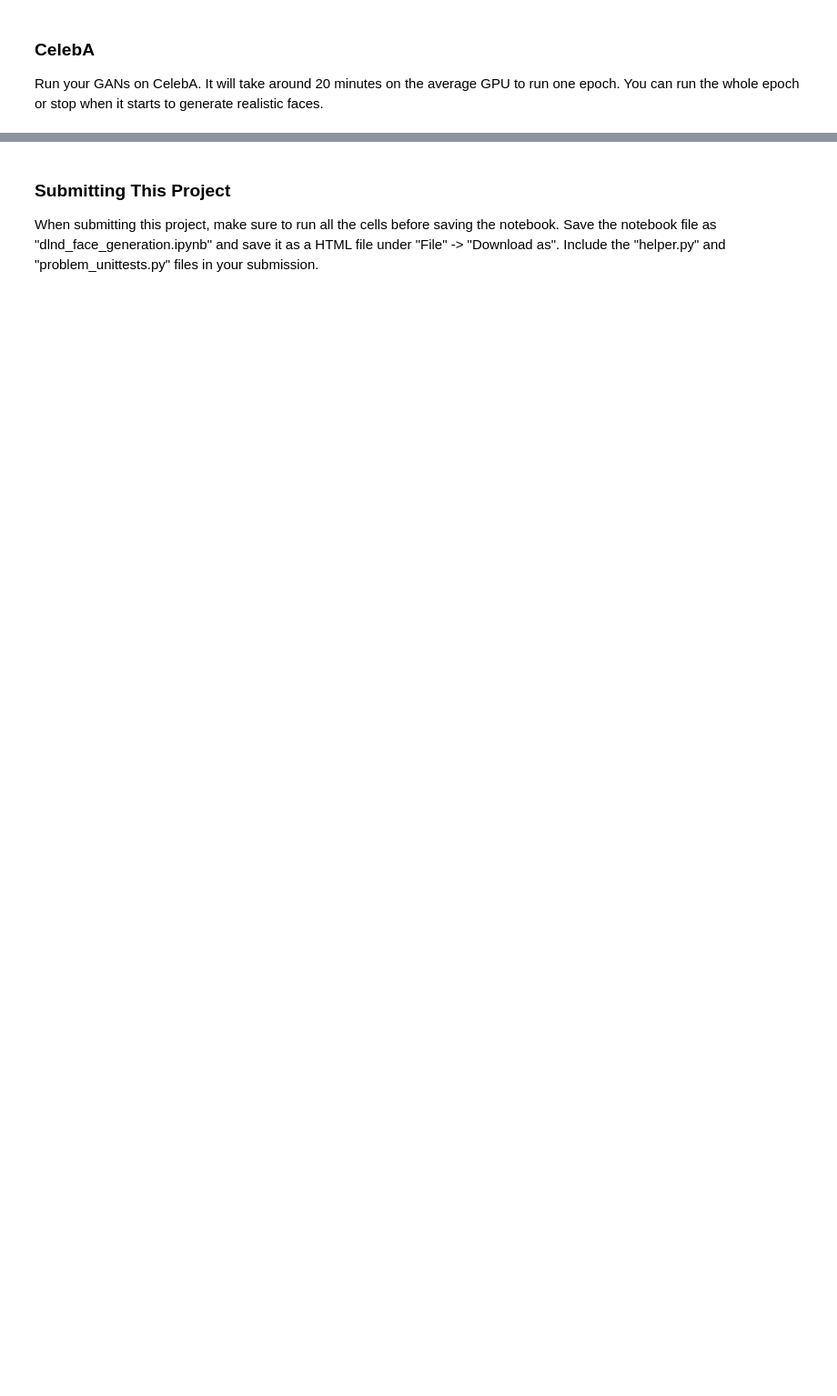
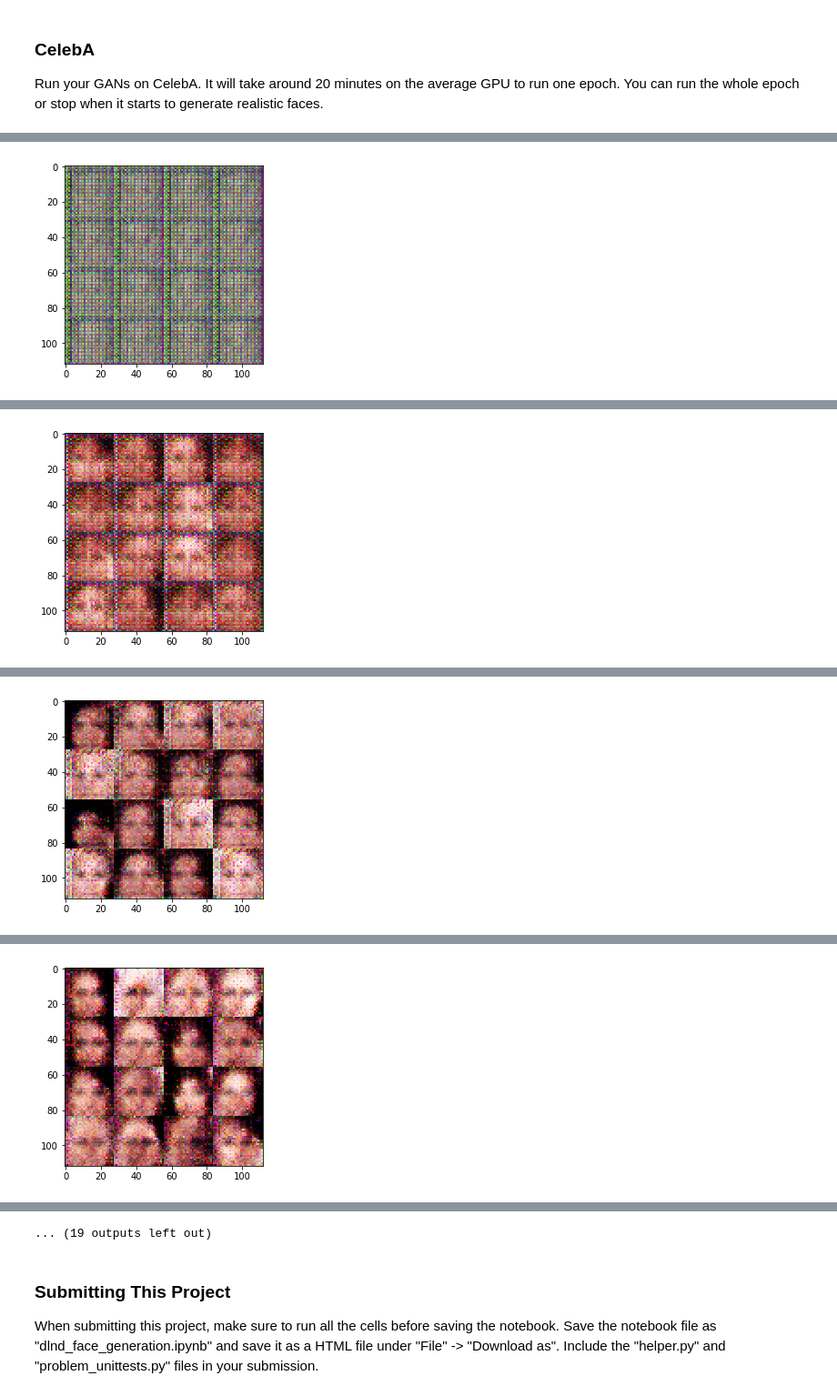
Before and after one commit to jaknap32/udacity_DeepLearning_Nanodegree, a Jupyter notebook: face_generation/dlnd_face_generation.ipynb, the cells around one changed output, grey strips where cells are left out. Shown at 91% size. Cells and saved outputs as stored; diff of their text form; code cells hidden in the pictures; blank space fills up the shorter version.

```diff
--- a/face_generation/dlnd_face_generation.ipynb
+++ b/face_generation/dlnd_face_generation.ipynb
@@ -409,10 +451,10 @@ KeyboardInterrupt
 ### CelebA
 Run your GANs on CelebA.  It will take around 20 minutes on the average GPU to run one epoch.  You can run the whole epoch or stop when it starts to generate realistic faces.
 # %%
-batch_size = 64
+batch_size = 128
 z_dim = 100
-learning_rate = 0.0005
-beta1 = 0.5
+learning_rate = 0.0003
+beta1 = 0.1
 
 
 """
@@ -422,5 +464,6 @@ epochs = 1
 
 celeba_dataset = helper.Dataset('celeba', glob(os.path.join(data_dir, 'img_align_celeba/*.jpg')))
 with tf.Graph().as_default():
-    train(epochs, batch_size, z_dim, learning_rate, beta1, celeba_dataset.get_batches,
-          celeba_dataset.shape, celeba_dataset.image_mode)
+    train(epochs, batch_size, z_dim, learning_rate, beta1, celeba_dataset.get_batches
+          ,celeba_dataset.shape, celeba_dataset.image_mode)
+# %% [output]
@@ -426,0 +480 @@ with tf.Graph().as_default():
+[figure, added]
@@ -426,0 +491 @@ with tf.Graph().as_default():
+[figure, added]
@@ -426,0 +502 @@ with tf.Graph().as_default():
+[figure, added]
@@ -426,0 +513 @@ with tf.Graph().as_default():
+[figure, added]
@@ -427,3 +536,4 @@ with tf.Graph().as_default():
+... (19 outputs left out)
 # %% [markdown]
 ### Submitting This Project
 When submitting this project, make sure to run all the cells before saving the notebook. Save the notebook file as "dlnd_face_generation.ipynb" and save it as a HTML file under "File" -> "Download as". Include the "helper.py" and "problem_unittests.py" files in your submission.
```
Also changed, not shown: parts of 9 cells of this notebook, 1 other file.
